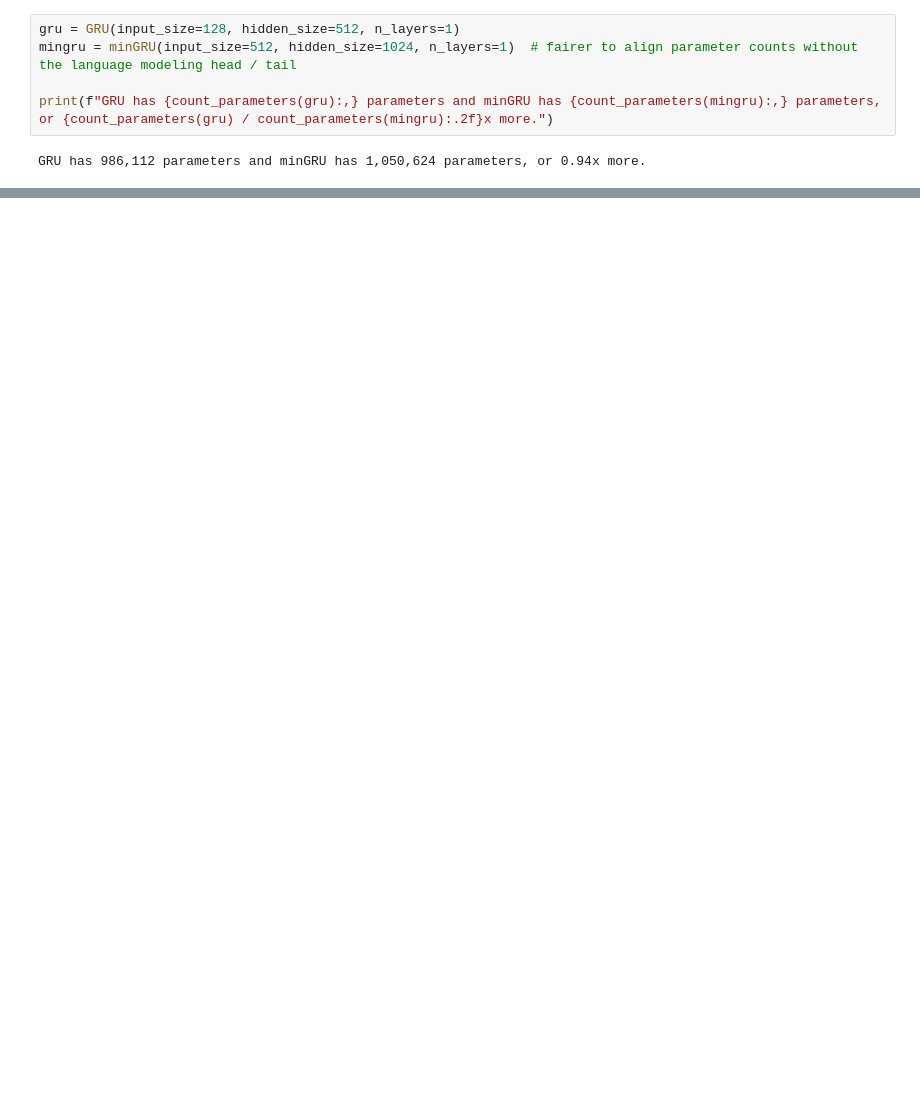
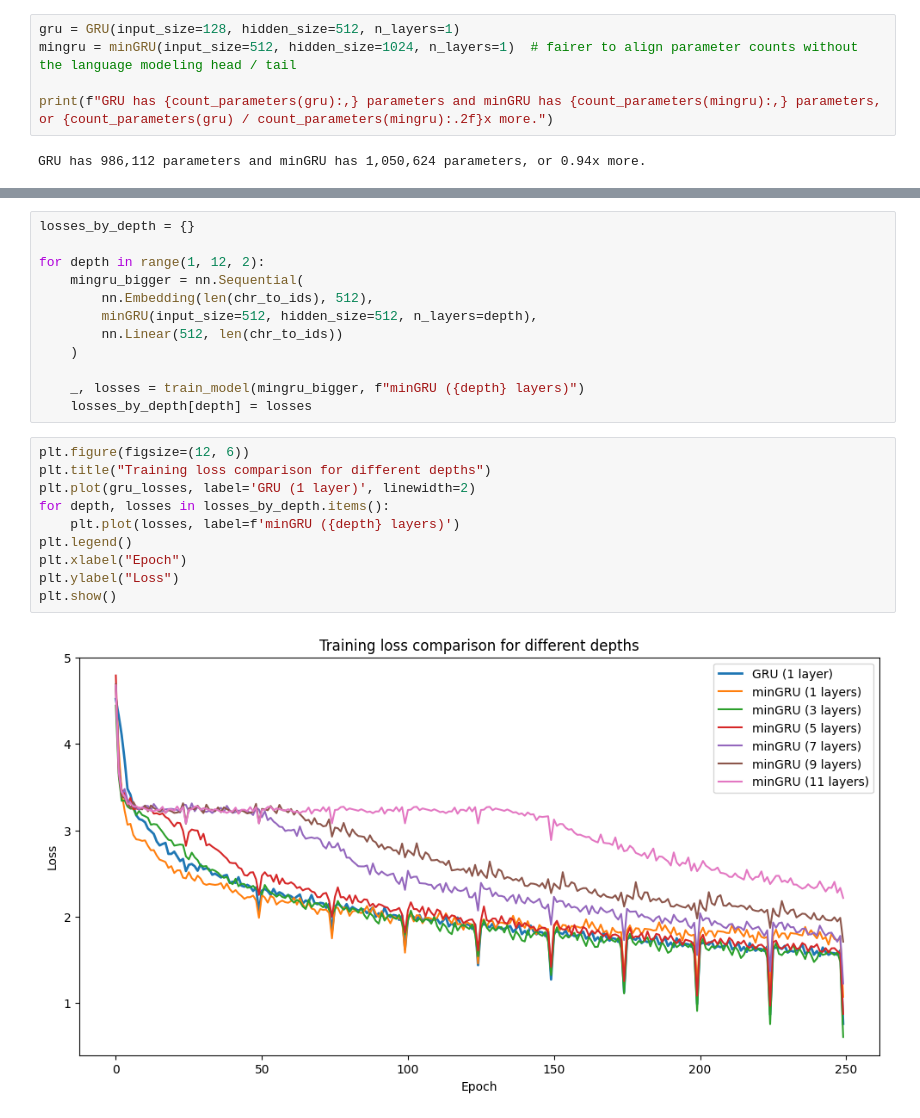
Before and after one commit to BjarniHaukur/minimal-ml, a Jupyter notebook: minGRU.ipynb, the cells around one changed output, grey strips where cells are left out. Cells and saved outputs as stored; diff of their text form; blank space fills up the shorter version.

```diff
--- a/minGRU.ipynb
+++ b/minGRU.ipynb
@@ -379,0 +380,24 @@ GRU has 986,112M parameters and minGRU has 1,190,491M parameters, or 0.83x more.
+# %%
+losses_by_depth = {}
+
+for depth in range(1, 12, 2):
+    mingru_bigger = nn.Sequential(
+        nn.Embedding(len(chr_to_ids), 512),
+        minGRU(input_size=512, hidden_size=512, n_layers=depth),
+        nn.Linear(512, len(chr_to_ids))
+    )
+
+    _, losses = train_model(mingru_bigger, f"minGRU ({depth} layers)")
+    losses_by_depth[depth] = losses
+# %%
+plt.figure(figsize=(12, 6))
+plt.title("Training loss comparison for different depths")
+plt.plot(gru_losses, label='GRU (1 layer)', linewidth=2)
+for depth, losses in losses_by_depth.items():
+    plt.plot(losses, label=f'minGRU ({depth} layers)')
+plt.legend()
+plt.xlabel("Epoch")
+plt.ylabel("Loss")
+plt.show()
+# %% [output]
+[figure, added]
```
Also changed, not shown: parts of 9 cells of this notebook.
